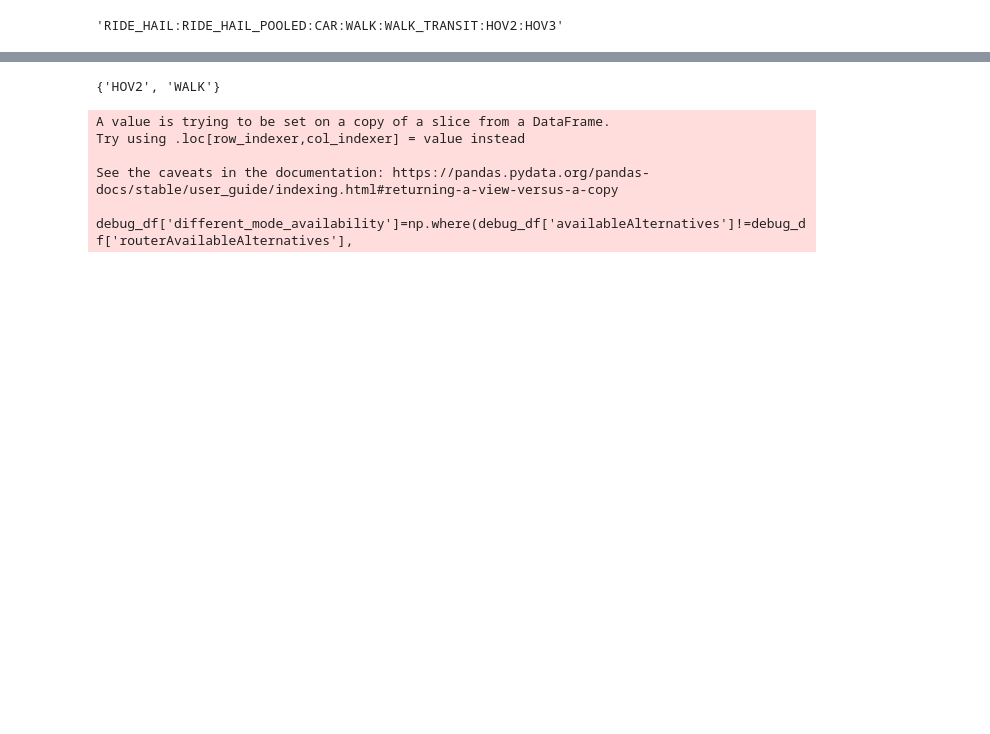
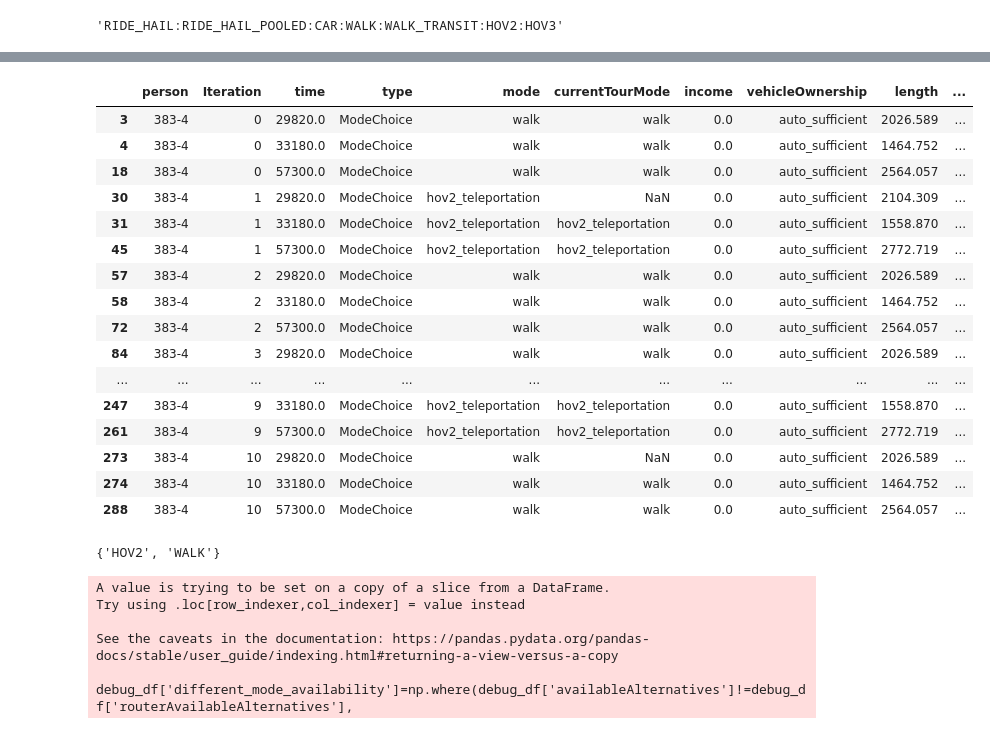
Before and after one commit to vsgo222/beam, a Jupyter notebook: output_analysis/Comparison across iterations.ipynb, the cells around one changed output, grey strips where cells are left out. Saved outputs shown, nothing was run; the diff lists cells and outputs as text; code cells hidden in the pictures; blank space fills up the shorter version.

```diff
--- a/output_analysis/Comparison across iterations.ipynb
+++ b/output_analysis/Comparison across iterations.ipynb
@@ -290,5 +289,5 @@ events['attributeValues'][0]
 # %%
-debug_df=sep_tracing[['person','Iteration',
+debug_df=events[['person','Iteration',
  'time',
  'type',
  'mode',
@@ -332,11 +331,6 @@ debug_df=sep_tracing[['person','Iteration',
  'attributeValues_originCloseToTransit',
  'attributeValues_hhSize2',
  'attributeValues_originFarFromTransit',
- 'tracingData_walkTransitDistances',
- 'tracingData_cost',
- 'tracingData_numberOfTransfers']]
+ 'tracingValues_walkTransitDistances',
+ 'tracingValues_cost',
+ 'tracingValues_numberOfTransfers']]
-# %%
-x=set(['HOV2','CAR'])
-y=set(['HOV2','WALK'])
-
-y==x
@@ -393,6 +394,26 @@ debug_df.head()
 | 2 | 63-3 | 0 | 28860.0 | ModeChoice | hov3_teleportation | hov3_teleportation | 0.0 | auto_sufficient | 3405.633 | ... |
 | 3 | 383-4 | 0 | 29820.0 | ModeChoice | walk | walk | 0.0 | auto_sufficient | 2026.589 | ... |
 | 4 | 383-4 | 0 | 33180.0 | ModeChoice | walk | walk | 0.0 | auto_sufficient | 1464.752 | ... |
+# %%
+debug_df[debug_df['person']=='383-4']
+# %% [output]
+|  | person | Iteration | time | type | mode | currentTourMode | income | vehicleOwnership | length | ... |
+| 3 | 383-4 | 0 | 29820.0 | ModeChoice | walk | walk | 0.0 | auto_sufficient | 2026.589 | ... |
+| 4 | 383-4 | 0 | 33180.0 | ModeChoice | walk | walk | 0.0 | auto_sufficient | 1464.752 | ... |
+| 18 | 383-4 | 0 | 57300.0 | ModeChoice | walk | walk | 0.0 | auto_sufficient | 2564.057 | ... |
+| 30 | 383-4 | 1 | 29820.0 | ModeChoice | hov2_teleportation | NaN | 0.0 | auto_sufficient | 2104.309 | ... |
+| 31 | 383-4 | 1 | 33180.0 | ModeChoice | hov2_teleportation | hov2_teleportation | 0.0 | auto_sufficient | 1558.870 | ... |
+| 45 | 383-4 | 1 | 57300.0 | ModeChoice | hov2_teleportation | hov2_teleportation | 0.0 | auto_sufficient | 2772.719 | ... |
+| 57 | 383-4 | 2 | 29820.0 | ModeChoice | walk | walk | 0.0 | auto_sufficient | 2026.589 | ... |
+| 58 | 383-4 | 2 | 33180.0 | ModeChoice | walk | walk | 0.0 | auto_sufficient | 1464.752 | ... |
+| 72 | 383-4 | 2 | 57300.0 | ModeChoice | walk | walk | 0.0 | auto_sufficient | 2564.057 | ... |
+| 84 | 383-4 | 3 | 29820.0 | ModeChoice | walk | walk | 0.0 | auto_sufficient | 2026.589 | ... |
+| ... | ... | ... | ... | ... | ... | ... | ... | ... | ... | ... |
+| 247 | 383-4 | 9 | 33180.0 | ModeChoice | hov2_teleportation | hov2_teleportation | 0.0 | auto_sufficient | 1558.870 | ... |
+| 261 | 383-4 | 9 | 57300.0 | ModeChoice | hov2_teleportation | hov2_teleportation | 0.0 | auto_sufficient | 2772.719 | ... |
+| 273 | 383-4 | 10 | 29820.0 | ModeChoice | walk | NaN | 0.0 | auto_sufficient | 2026.589 | ... |
+| 274 | 383-4 | 10 | 33180.0 | ModeChoice | walk | walk | 0.0 | auto_sufficient | 1464.752 | ... |
+| 288 | 383-4 | 10 | 57300.0 | ModeChoice | walk | walk | 0.0 | auto_sufficient | 2564.057 | ... |
 # %%
 debug_df['router_Available_Mode'][0]
 # %% [output]
```
Also changed, not shown: parts of 31 cells of this notebook, 5 other files.
